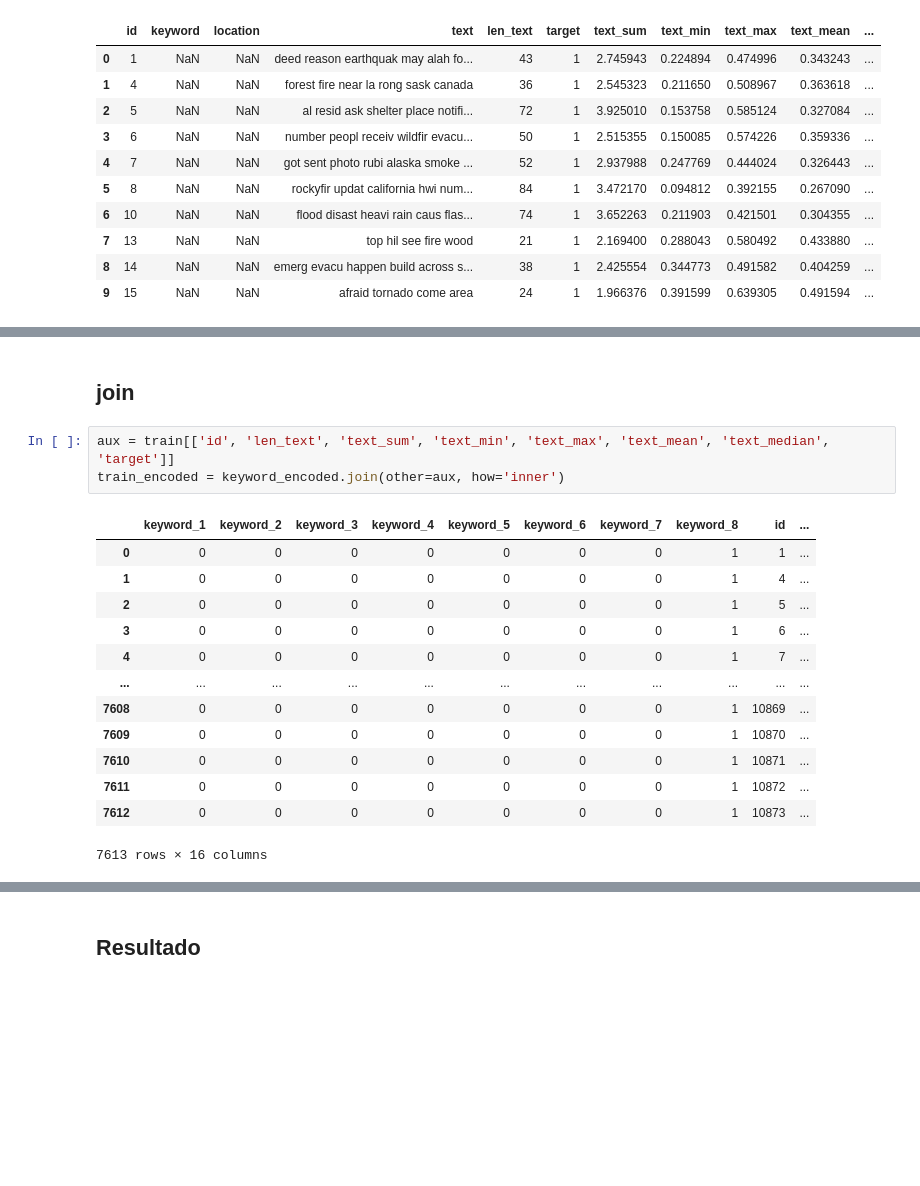
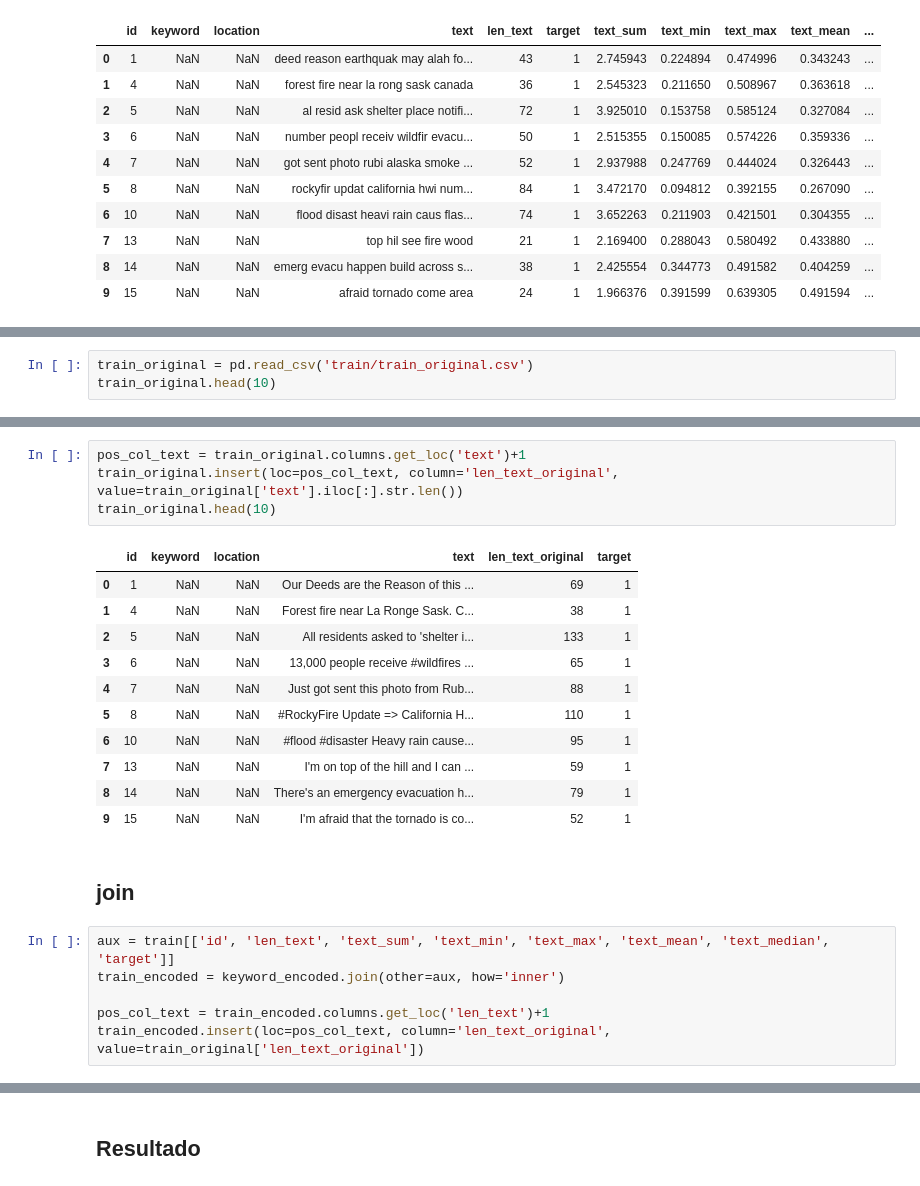
Before and after one commit to pablbob/9558-7506-Data-Hunters, a Jupyter notebook: TP2/feature_engineering.ipynb, the cells around one changed output, grey strips where cells are left out. Drawn from its saved outputs; the diff is of its cells as text; blank space fills up the shorter version.

```diff
--- a/TP2/feature_engineering.ipynb
+++ b/TP2/feature_engineering.ipynb
@@ -175,0 +178,3 @@ train.head(10)
+# %%
+train_original = pd.read_csv('train/train_original.csv')
+train_original.head(10)
@@ -176,19 +193,24 @@ train.head(10)
+# %%
+pos_col_text = train_original.columns.get_loc('text')+1
+train_original.insert(loc=pos_col_text, column='len_text_original', value=train_original['text'].iloc[:].str.len())
+train_original.head(10)
+# %% [output]
+|  | id | keyword | location | text | len_text_original | target |
+| 0 | 1 | NaN | NaN | Our Deeds are the Reason of this ... | 69 | 1 |
+| 1 | 4 | NaN | NaN | Forest fire near La Ronge Sask. C... | 38 | 1 |
+| 2 | 5 | NaN | NaN | All residents asked to 'shelter i... | 133 | 1 |
+| 3 | 6 | NaN | NaN | 13,000 people receive #wildfires ... | 65 | 1 |
+| 4 | 7 | NaN | NaN | Just got sent this photo from Rub... | 88 | 1 |
+| 5 | 8 | NaN | NaN | #RockyFire Update => California H... | 110 | 1 |
+| 6 | 10 | NaN | NaN | #flood #disaster Heavy rain cause... | 95 | 1 |
+| 7 | 13 | NaN | NaN | I'm on top of the hill and I can ... | 59 | 1 |
+| 8 | 14 | NaN | NaN | There's an emergency evacuation h... | 79 | 1 |
+| 9 | 15 | NaN | NaN | I'm afraid that the tornado is co... | 52 | 1 |
 # %% [markdown]
 ## join
 # %%
 aux = train[['id', 'len_text', 'text_sum', 'text_min', 'text_max', 'text_mean', 'text_median', 'target']]
 train_encoded = keyword_encoded.join(other=aux, how='inner')
+
+pos_col_text = train_encoded.columns.get_loc('len_text')+1
+train_encoded.insert(loc=pos_col_text, column='len_text_original', value=train_original['len_text_original'])
-# %% [output]
-|  | keyword_1 | keyword_2 | keyword_3 | keyword_4 | keyword_5 | keyword_6 | keyword_7 | keyword_8 | id | ... |
-| 0 | 0 | 0 | 0 | 0 | 0 | 0 | 0 | 1 | 1 | ... |
-| 1 | 0 | 0 | 0 | 0 | 0 | 0 | 0 | 1 | 4 | ... |
-| 2 | 0 | 0 | 0 | 0 | 0 | 0 | 0 | 1 | 5 | ... |
-| 3 | 0 | 0 | 0 | 0 | 0 | 0 | 0 | 1 | 6 | ... |
-| 4 | 0 | 0 | 0 | 0 | 0 | 0 | 0 | 1 | 7 | ... |
-| ... | ... | ... | ... | ... | ... | ... | ... | ... | ... | ... |
-| 7608 | 0 | 0 | 0 | 0 | 0 | 0 | 0 | 1 | 10869 | ... |
-| 7609 | 0 | 0 | 0 | 0 | 0 | 0 | 0 | 1 | 10870 | ... |
-| 7610 | 0 | 0 | 0 | 0 | 0 | 0 | 0 | 1 | 10871 | ... |
-| 7611 | 0 | 0 | 0 | 0 | 0 | 0 | 0 | 1 | 10872 | ... |
-| 7612 | 0 | 0 | 0 | 0 | 0 | 0 | 0 | 1 | 10873 | ... |
-7613 rows × 16 columns
```
Also changed, not shown: parts of 11 cells of this notebook, 3 other files.
